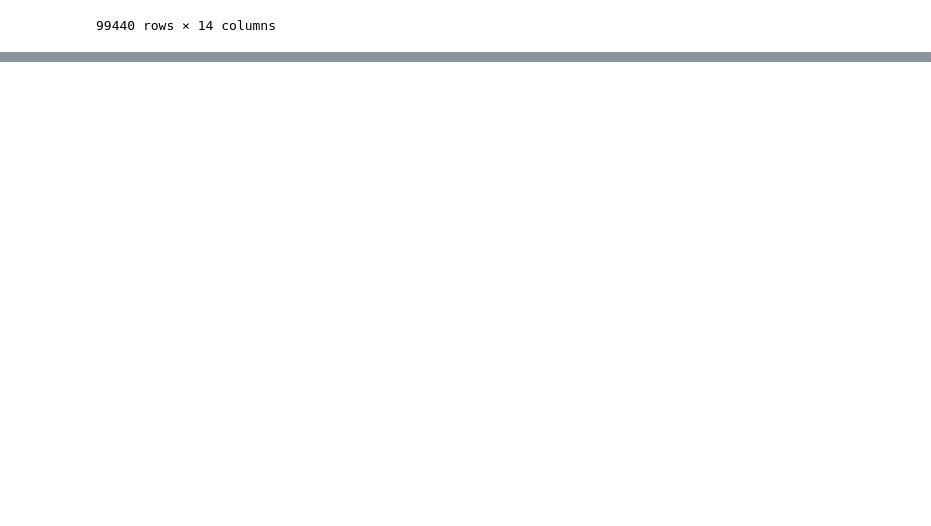
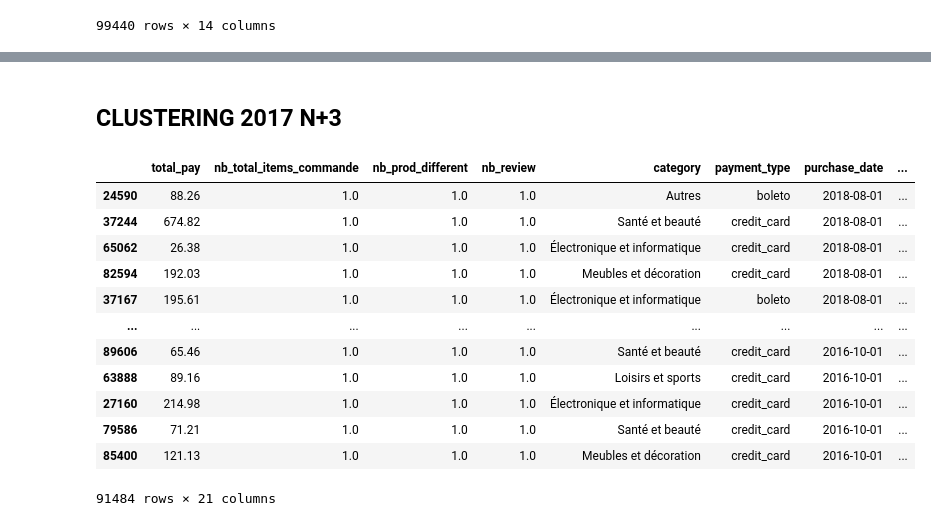
Before and after one commit to Thomas-Dulompont/Segmentation-Client, a Jupyter notebook: notebooks/analyse.ipynb, the cells around one changed output, grey strips where cells are left out. Cells and saved outputs as stored; diff of their text form; code cells hidden in the pictures; blank space fills up the shorter version.

```diff
--- a/notebooks/analyse.ipynb
+++ b/notebooks/analyse.ipynb
@@ -274,0 +340,18 @@ df.to_csv('merged.csv',index=False)
+# %% [markdown]
+## CLUSTERING 2017 N+3
+# %%
+df.purchase_date = pd.to_datetime(df.purchase_date)
+# %% [output]
+|  | total_pay | nb_total_items_commande | nb_prod_different | nb_review | category | payment_type | purchase_date | ... |
+| 24590 | 88.26 | 1.0 | 1.0 | 1.0 | Autres | boleto | 2018-08-01 | ... |
+| 37244 | 674.82 | 1.0 | 1.0 | 1.0 | Santé et beauté | credit_card | 2018-08-01 | ... |
+| 65062 | 26.38 | 1.0 | 1.0 | 1.0 | Électronique et informatique | credit_card | 2018-08-01 | ... |
+| 82594 | 192.03 | 1.0 | 1.0 | 1.0 | Meubles et décoration | credit_card | 2018-08-01 | ... |
+| 37167 | 195.61 | 1.0 | 1.0 | 1.0 | Électronique et informatique | boleto | 2018-08-01 | ... |
+| ... | ... | ... | ... | ... | ... | ... | ... | ... |
+| 89606 | 65.46 | 1.0 | 1.0 | 1.0 | Santé et beauté | credit_card | 2016-10-01 | ... |
+| 63888 | 89.16 | 1.0 | 1.0 | 1.0 | Loisirs et sports | credit_card | 2016-10-01 | ... |
+| 27160 | 214.98 | 1.0 | 1.0 | 1.0 | Électronique et informatique | credit_card | 2016-10-01 | ... |
+| 79586 | 71.21 | 1.0 | 1.0 | 1.0 | Santé et beauté | credit_card | 2016-10-01 | ... |
+| 85400 | 121.13 | 1.0 | 1.0 | 1.0 | Meubles et décoration | credit_card | 2016-10-01 | ... |
+91484 rows × 21 columns
```
Also changed, not shown: parts of 37 cells of this notebook, 6 other files.
